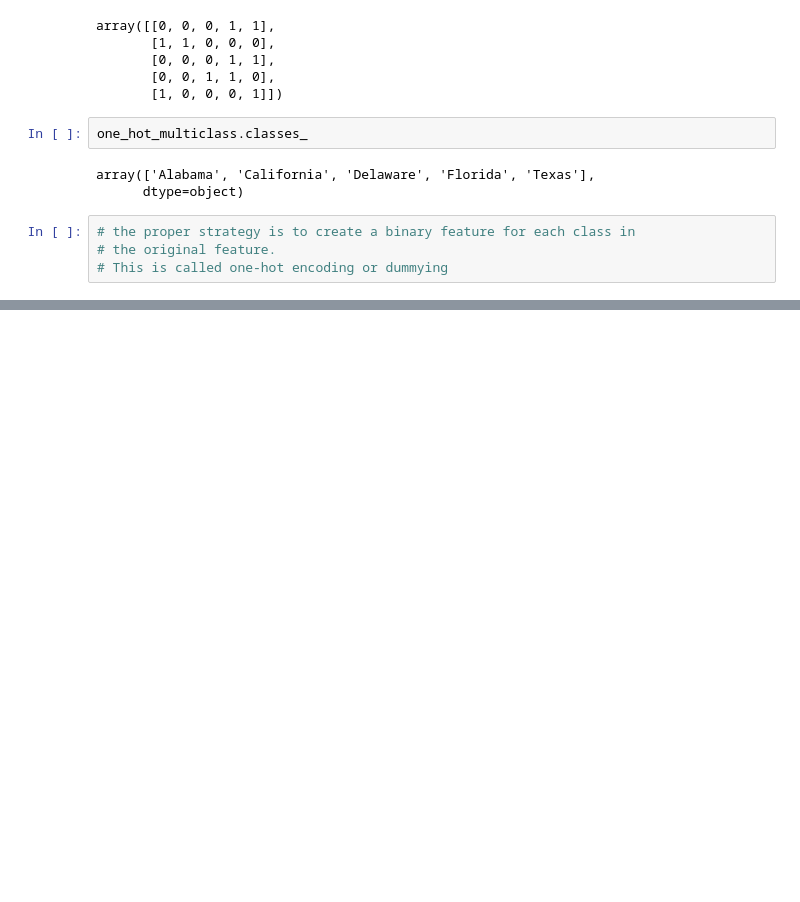
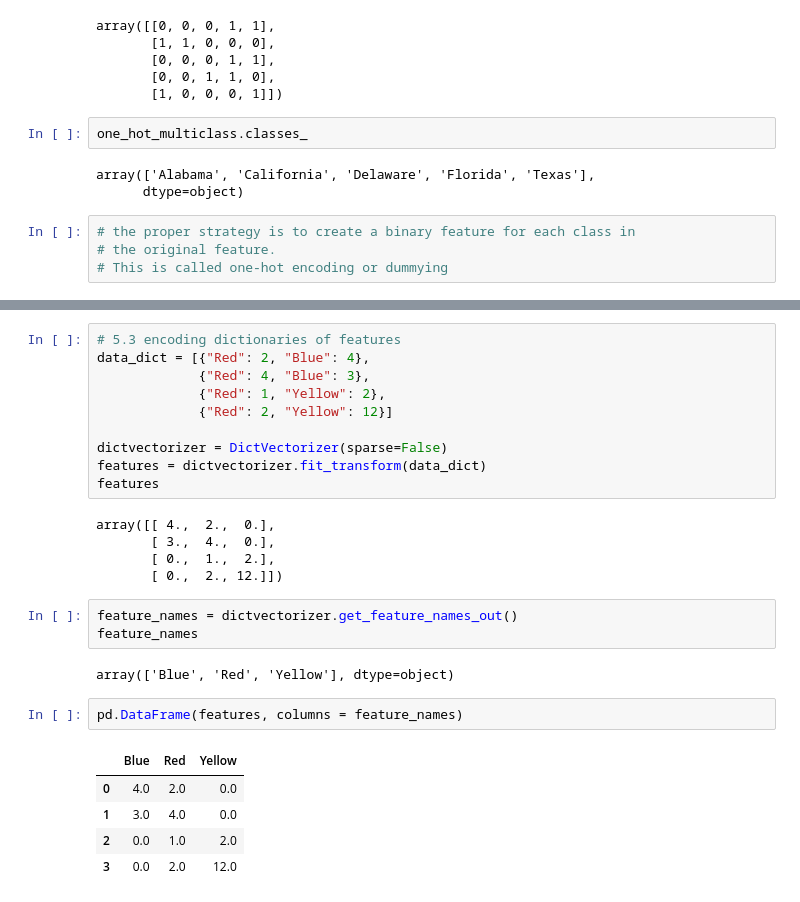
Before and after one commit to hieuletainguyen/machine_learning, a Jupyter notebook: ML_w_cookbook/chapter_5.ipynb, the cells around one changed output, grey strips where cells are left out. Drawn from its saved outputs; the diff is of its cells as text; blank space fills up the shorter version.

```diff
--- a/ML_w_cookbook/chapter_5.ipynb
+++ b/ML_w_cookbook/chapter_5.ipynb
@@ -70,0 +92,28 @@ Name: Score, dtype: int64
+# %%
+# 5.3 encoding dictionaries of features
+data_dict = [{"Red": 2, "Blue": 4},
+             {"Red": 4, "Blue": 3},
+             {"Red": 1, "Yellow": 2},
+             {"Red": 2, "Yellow": 12}]
+
+dictvectorizer = DictVectorizer(sparse=False)
+features = dictvectorizer.fit_transform(data_dict)
+features
+# %% [output]
+array([[ 4.,  2.,  0.],
+       [ 3.,  4.,  0.],
+       [ 0.,  1.,  2.],
+       [ 0.,  2., 12.]])
+# %%
+feature_names = dictvectorizer.get_feature_names_out()
+feature_names
+# %% [output]
+array(['Blue', 'Red', 'Yellow'], dtype=object)
+# %%
+pd.DataFrame(features, columns = feature_names)
+# %% [output]
+|  | Blue | Red | Yellow |
+| 0 | 4.0 | 2.0 | 0.0 |
+| 1 | 3.0 | 4.0 | 0.0 |
+| 2 | 0.0 | 1.0 | 2.0 |
+| 3 | 0.0 | 2.0 | 12.0 |
```
Also changed, not shown: parts of 11 cells of this notebook.
